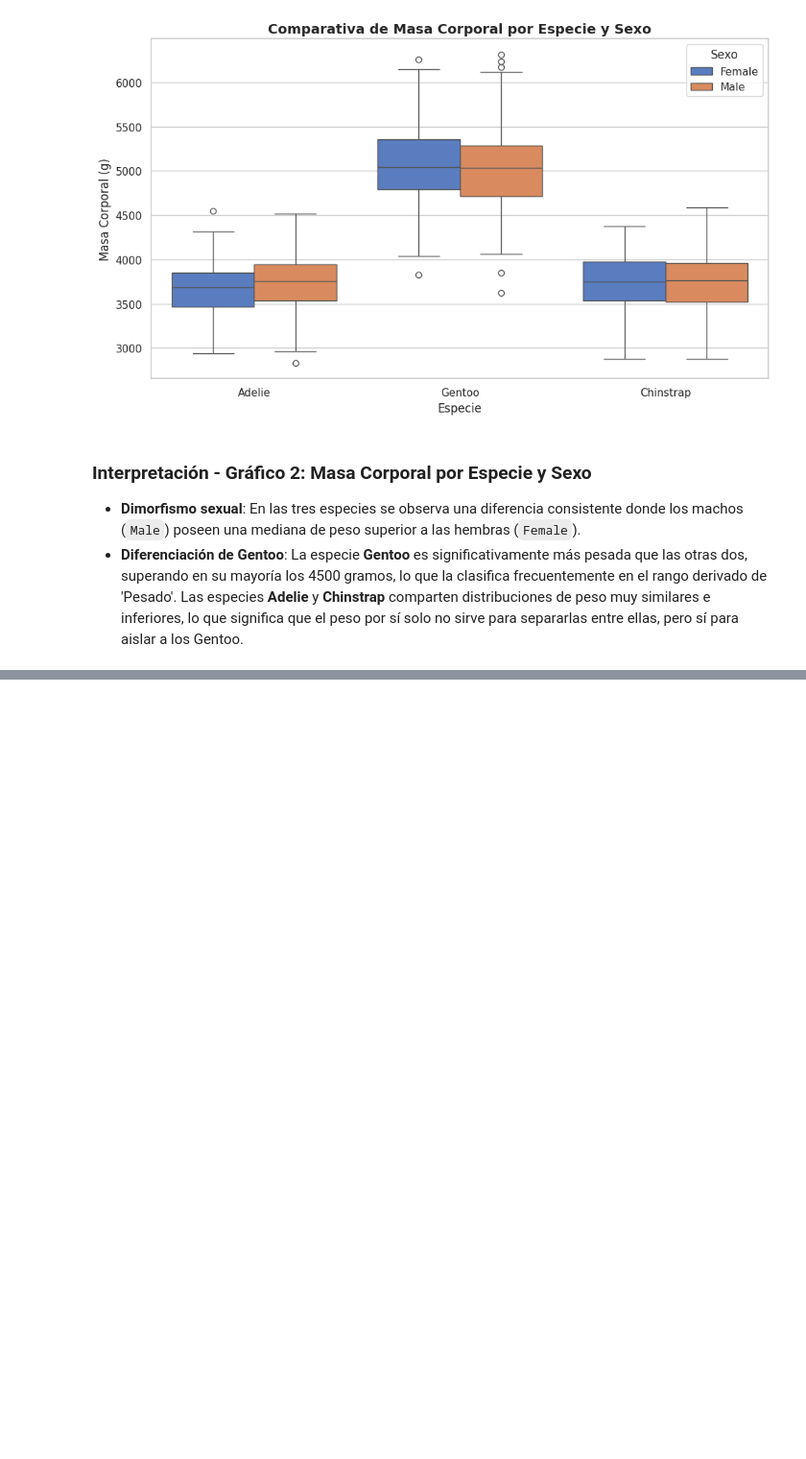
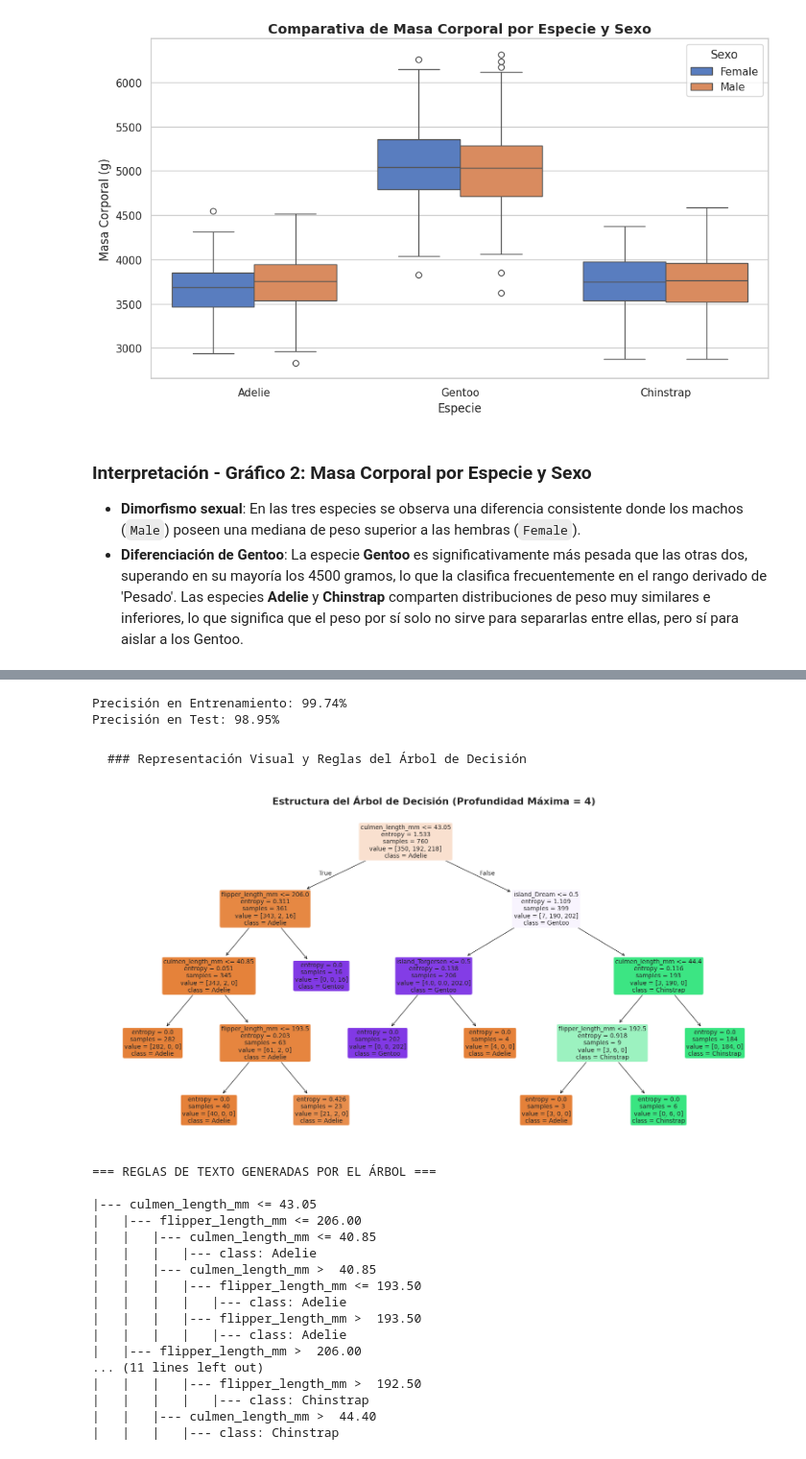
Before and after one commit to willian82/repositoria-google-colad, a Jupyter notebook: evaluaci_n_u1_yucra_willian.ipynb, the cells around one changed output, grey strips where cells are left out. Shown at 96% size. Cells and saved outputs as stored; diff of their text form; code cells hidden in the pictures; blank space fills up the shorter version.

````diff
--- a/evaluaci_n_u1_yucra_willian.ipynb
+++ b/evaluaci_n_u1_yucra_willian.ipynb
@@ -185,0 +344,69 @@ plt.show()
+# %%
+import pandas as pd
+import numpy as np
+import matplotlib.pyplot as plt
+from sklearn.tree import DecisionTreeClassifier, plot_tree, export_text
+from sklearn.model_selection import train_test_split
+
+# 1. Definimos variables predictoras (X) y objetivo (y)
+# Usaremos las medidas numéricas originales y codificaremos las categóricas relevantes de forma directa
+X = df[['culmen_length_mm', 'culmen_depth_mm', 'flipper_length_mm', 'body_mass_g', 'island', 'sex']].copy()
+y = df['species']
+
+# Aplicamos codificación One-Hot para variables categóricas predictoras
+X = pd.get_dummies(X, drop_first=True)
+
+# 2. División en conjunto de entrenamiento y prueba (80/20) para evaluar el rendimiento real
+X_train, X_test, y_train, y_test = train_test_split(X, y, test_size=0.2, random_state=42, stratify=y)
+
+# 3. Entrenamiento del Árbol de Decisión limitando la profundidad máxima a 4
+clf_tree = DecisionTreeClassifier(max_depth=4, criterion='entropy', random_state=42)
+clf_tree.fit(X_train, y_train)
+
+# Evaluamos el score para dar contexto de calidad
+train_acc = clf_tree.score(X_train, y_train)
+test_acc = clf_tree.score(X_test, y_test)
+print(f"Precisión en Entrenamiento: {train_acc:.2%}")
+print(f"Precisión en Test: {test_acc:.2%}")
+# %% [output]
+Precisión en Entrenamiento: 99.74%
+Precisión en Test: 98.95%
+# %% [markdown]
+```markdown
+### Representación Visual y Reglas del Árbol de Decisión
+```
+# %%
+# Visualización Gráfica del Árbol de Decisión
+plt.figure(figsize=(20, 10))
+plot_tree(clf_tree,
+          feature_names=X.columns,
+          class_names=clf_tree.classes_,
+          filled=True,
+          rounded=True,
+          fontsize=10)
+plt.title("Estructura del Árbol de Decisión (Profundidad Máxima = 4)", fontsize=16, fontweight='bold')
+plt.show()
+
+# Representación del Árbol en formato de Reglas de Texto plano
+tree_rules = export_text(clf_tree, feature_names=list(X.columns))
+print("=== REGLAS DE TEXTO GENERADAS POR EL ÁRBOL ===\n")
+print(tree_rules)
+# %% [output]
+[figure, added]
+=== REGLAS DE TEXTO GENERADAS POR EL ÁRBOL ===
+
+|--- culmen_length_mm <= 43.05
+|   |--- flipper_length_mm <= 206.00
+|   |   |--- culmen_length_mm <= 40.85
+|   |   |   |--- class: Adelie
+|   |   |--- culmen_length_mm >  40.85
+|   |   |   |--- flipper_length_mm <= 193.50
+|   |   |   |   |--- class: Adelie
+|   |   |   |--- flipper_length_mm >  193.50
+|   |   |   |   |--- class: Adelie
+|   |--- flipper_length_mm >  206.00
+... (11 lines left out)
+|   |   |   |--- flipper_length_mm >  192.50
+|   |   |   |   |--- class: Chinstrap
+|   |   |--- culmen_length_mm >  44.40
+|   |   |   |--- class: Chinstrap
````
Also changed, not shown: parts of 15 cells of this notebook.
